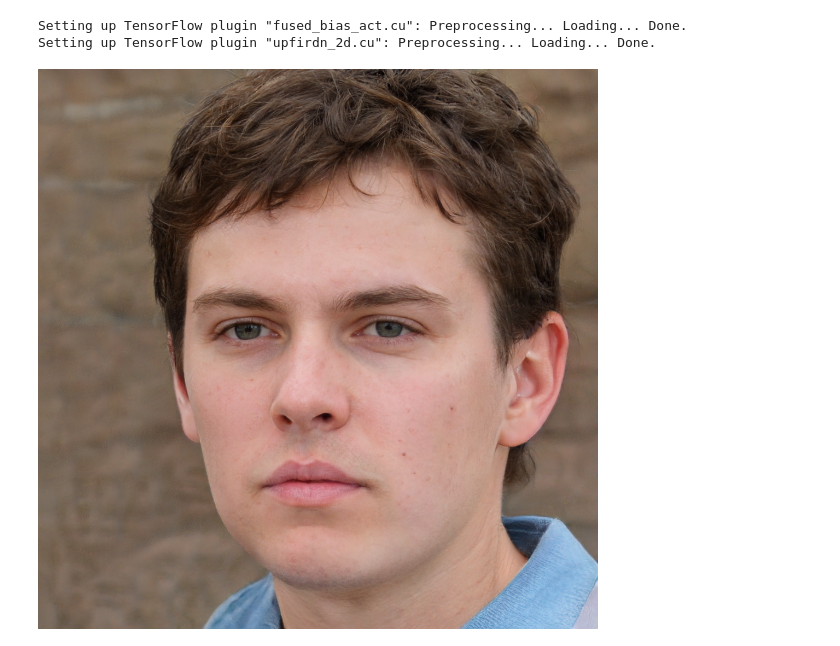
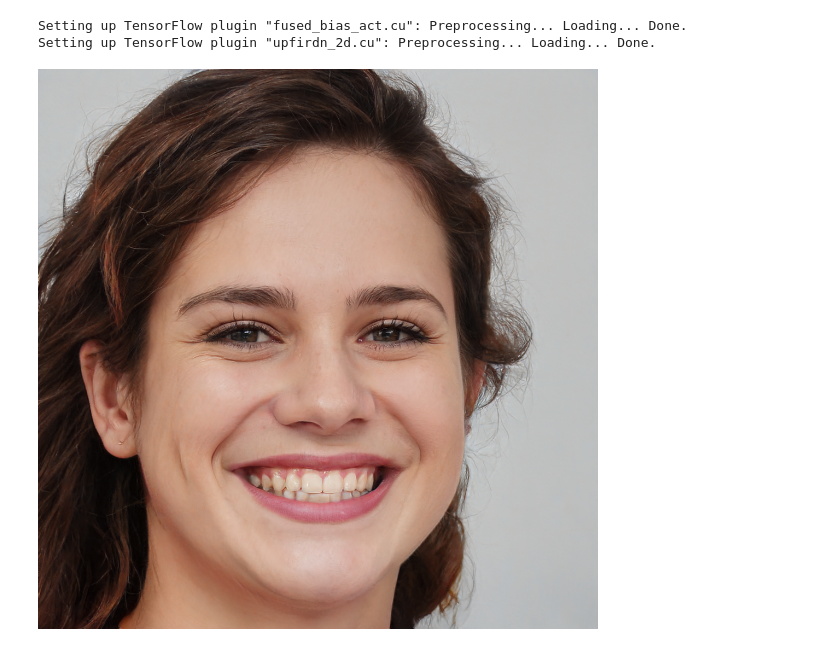
Before and after one commit to AlnBnd/facegan, a Jupyter notebook: face_edited.ipynb, the cells around one changed output. Saved outputs shown, nothing was run; the diff lists cells and outputs as text; code cells hidden in the pictures.

```diff
--- a/face_edited.ipynb
+++ b/face_edited.ipynb
@@ -67,7 +82,7 @@ Setting up TensorFlow plugin "upfirdn_2d.cu": Preprocessing... Loading... Done.
 #@markdown **Выберите параметры:**
 parameter1 = 'gender' #@param ["age", "angle_horizontal",  "angle_pitch", "beauty", "emotion_angry", "emotion_disgust", "emotion_easy", "emotion_fear", "emotion_happy", "emotion_sad", "emotion_surprise", "eyes_open", "face_shape", "gender", "glasses", "height", "race_black", "race_white", "race_yellow", "smile", "width"]
 direction_file1 = np.load('latent_directions/' + parameter1 + '.npy')
-intensity1 = -1.5 #@param {type:"slider", min:-10.0, max:10.0, step:0.5}
+intensity1 = 8 #@param {type:"slider", min:-10.0, max:10.0, step:0.5}
 active1 = True #@param {type:"boolean"}
 if active1 == True:
     intensity1 *= 1
@@ -76,7 +91,7 @@ else:
 
 parameter2 = 'angle_pitch' #@param ["age", "angle_horizontal",  "angle_pitch", "beauty", "emotion_angry", "emotion_disgust", "emotion_easy", "emotion_fear", "emotion_happy", "emotion_sad", "emotion_surprise", "eyes_open", "face_shape", "gender", "glasses", "height", "race_black", "race_white", "race_yellow", "smile", "width"]
 direction_file2 = np.load('latent_directions/' + parameter2 + '.npy')
-intensity2 = -2 #@param {type:"slider", min:-10.0, max:10.0, step:0.5}
+intensity2 = 1.5 #@param {type:"slider", min:-10.0, max:10.0, step:0.5}
 active2 = True #@param {type:"boolean"}
 if active2 == True:
     intensity2 *= 2
@@ -90,33 +105,33 @@ active3 = True #@param {type:"boolean"}
 if active3 == True:
     intensity3 *= 1
 else:
     intensity3 *= 0
 
 parameter4 = 'smile' #@param ["age", "angle_horizontal",  "angle_pitch", "beauty", "emotion_angry", "emotion_disgust", "emotion_easy", "emotion_fear", "emotion_happy", "emotion_sad", "emotion_surprise", "eyes_open", "face_shape", "gender", "glasses", "height", "race_black", "race_white", "race_yellow", "smile", "width"]
 direction_file4 = np.load('latent_directions/' + parameter4 + '.npy')
-intensity4 = 4 #@param {type:"slider", min:-10.0, max:10.0, step:0.5}
+intensity4 = -8 #@param {type:"slider", min:-10.0, max:10.0, step:0.5}
 active4 = True #@param {type:"boolean"}
 if active4 == True:
     intensity4 *= 1
 else:
     intensity4 *= 0
 
 parameter5 = 'glasses' #@param ["age", "angle_horizontal",  "angle_pitch", "beauty", "emotion_angry", "emotion_disgust", "emotion_easy", "emotion_fear", "emotion_happy", "emotion_sad", "emotion_surprise", "eyes_open", "face_shape", "gender", "glasses", "height", "race_black", "race_white", "race_yellow", "smile", "width"]
 direction_file5 = np.load('latent_directions/' + parameter3 + '.npy')
-intensity5 = -10 #@param {type:"slider", min:-10.0, max:10.0, step:0.5}
+intensity5 = 5.5 #@param {type:"slider", min:-10.0, max:10.0, step:0.5}
 active5 = False #@param {type:"boolean"}
 if active5 == True:
     intensity5 *= 1
 else:
     intensity5 *= 0
 
 #@markdown **Разрешение изображения:**
 resolution = "1024" #@param [128, 256, 512, 1024]
 size = int(resolution), int(resolution)
 
 
 direction_intensity = (direction_file1 * intensity1) + (direction_file2 * intensity2) + \
                 (direction_file3 * intensity3)  + (direction_file4 * intensity4) + (direction_file5 * intensity5)
 move_latent_and_save(w, size, direction_intensity, Gs_network, Gs_syn_kwargs)
 # %% [output]
-[figure, old version]
+[figure, new version]
```
Also changed, not shown: parts of 7 cells of this notebook.
